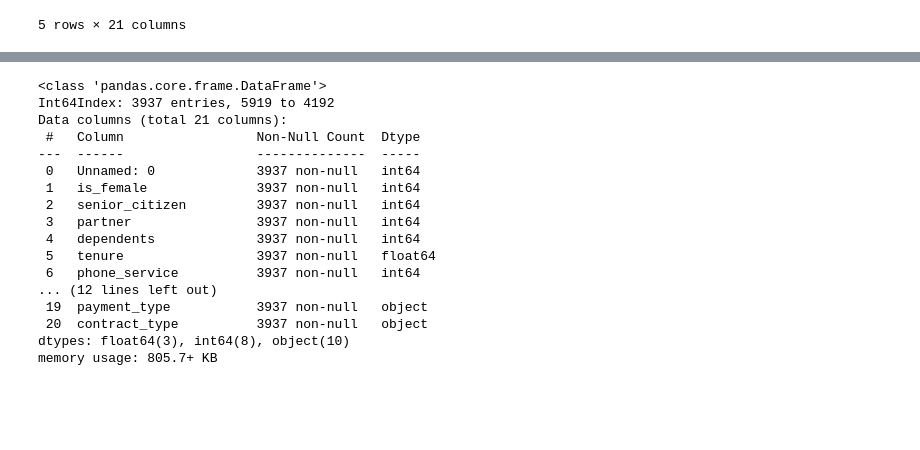
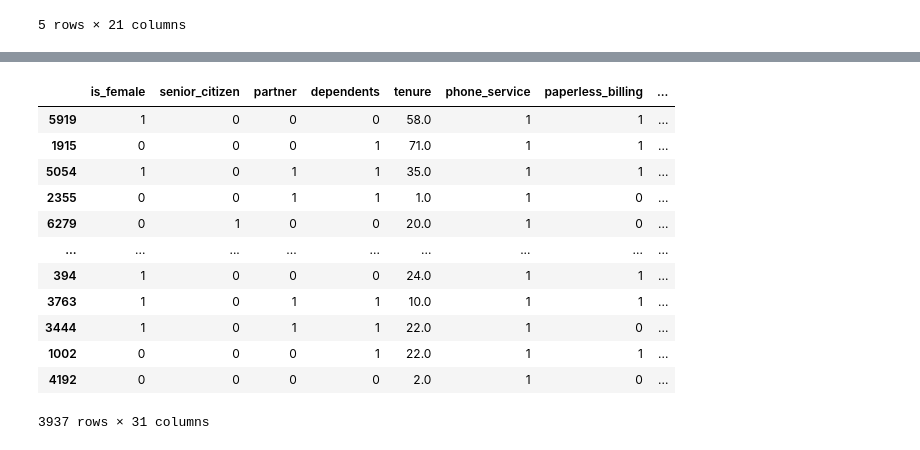
Before and after one commit to KyleTaylorGreen/classification-exercises, a Jupyter notebook: classification-exercises.ipynb, the cells around one changed output, grey strips where cells are left out. Saved outputs shown, nothing was run; the diff lists cells and outputs as text; code cells hidden in the pictures; blank space fills up the shorter version.

```diff
--- a/classification-exercises.ipynb
+++ b/classification-exercises.ipynb
@@ -710,21 +726,20 @@ contract_type
 [figure]
 # %%
-target.info()
+validate = validate[train.columns]
-# %% [output]
-<class 'pandas.core.frame.DataFrame'>
-Int64Index: 3937 entries, 5919 to 4192
-Data columns (total 21 columns):
- #   Column                 Non-Null Count  Dtype
----  ------                 --------------  -----
- 0   Unnamed: 0             3937 non-null   int64
- 1   is_female              3937 non-null   int64
- 2   senior_citizen         3937 non-null   int64
- 3   partner                3937 non-null   int64
- 4   dependents             3937 non-null   int64
- 5   tenure                 3937 non-null   float64
- 6   phone_service          3937 non-null   int64
-... (12 lines left out)
- 19  payment_type           3937 non-null   object
- 20  contract_type          3937 non-null   object
-dtypes: float64(3), int64(8), object(10)
-memory usage: 805.7+ KB
+# %%
+train= prepare.encode_object_columns(train)
+train
+# %% [output]
+|  | is_female | senior_citizen | partner | dependents | tenure | phone_service | paperless_billing | ... |
+| 5919 | 1 | 0 | 0 | 0 | 58.0 | 1 | 1 | ... |
+| 1915 | 0 | 0 | 0 | 1 | 71.0 | 1 | 1 | ... |
+| 5054 | 1 | 0 | 1 | 1 | 35.0 | 1 | 1 | ... |
+| 2355 | 0 | 0 | 1 | 1 | 1.0 | 1 | 0 | ... |
+| 6279 | 0 | 1 | 0 | 0 | 20.0 | 1 | 0 | ... |
+| ... | ... | ... | ... | ... | ... | ... | ... | ... |
+| 394 | 1 | 0 | 0 | 0 | 24.0 | 1 | 1 | ... |
+| 3763 | 1 | 0 | 1 | 1 | 10.0 | 1 | 1 | ... |
+| 3444 | 1 | 0 | 1 | 1 | 22.0 | 1 | 0 | ... |
+| 1002 | 0 | 0 | 0 | 1 | 22.0 | 1 | 1 | ... |
+| 4192 | 0 | 0 | 0 | 0 | 2.0 | 1 | 0 | ... |
+3937 rows × 31 columns
```
Also changed, not shown: parts of 7 cells of this notebook, 4 other files.
